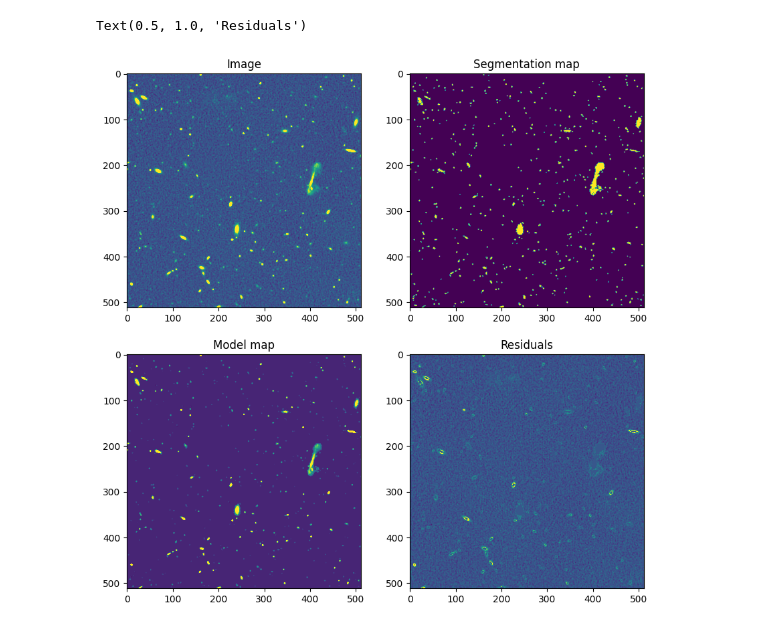
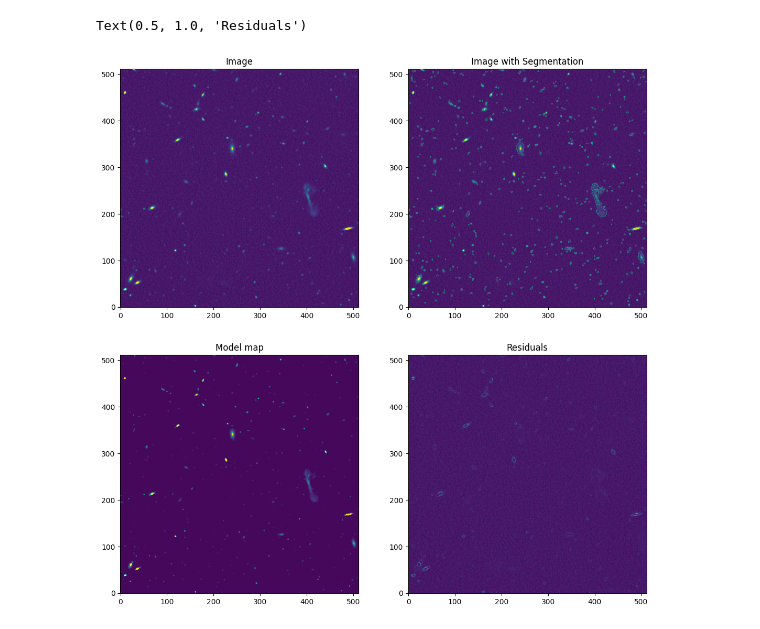
Before and after one commit to hstewart93/continunet, a Jupyter notebook: continunet/user_example.ipynb, the cells around one changed output. Drawn from its saved outputs; the diff is of its cells as text; code cells hidden in the pictures.

```diff
--- a/continunet/user_example.ipynb
+++ b/continunet/user_example.ipynb
@@ -9,6 +14,7 @@ from matplotlib import pyplot as plt
 # %%
-finder = Finder("/Users/bi19158/Code/continunet/continunet/example_image.fits")
+finder = Finder("continunet/example_image.fits")
 sources_default = finder.find(generate_maps=True)
+sources_default
 # %% [output]
 Loading FITS image from /Users/bi19158/Code/continunet/continunet/example_image.fits...
 Pre-processing image...
@@ -45,14 +47,23 @@ residuals = finder.residuals
 segmentation_map = finder.segmentation_map
 # %%
+contours = find_contours(segmentation_map, 0.5)
+
 # plot image, segmentation map, model map, residuals
-fig, ax = plt.subplots(2, 2, figsize=(10, 10))
-ax[0, 0].imshow(image, vmax=1e-6)
+fig, ax = plt.subplots(2, 2, figsize=(13, 13))
+
+ax[0, 0].imshow(image, vmax=5e-6, origin="lower")
 ax[0, 0].set_title("Image")
-ax[0, 1].imshow(segmentation_map)
-ax[0, 1].set_title("Segmentation map")
-ax[1, 0].imshow(model_map, vmax=1e-6)
+
+ax[0, 1].imshow(image, vmax=5e-6, origin="lower")
+
+for contour in contours:
+    ax[0, 1].plot(contour[:, 1], contour[:, 0], linewidth=0.5, color="springgreen", alpha=0.5)
+ax[0, 1].set_title("Image with Segmentation")
+
+ax[1, 0].imshow(model_map, vmax=5e-6, origin="lower")
 ax[1, 0].set_title("Model map")
-ax[1, 1].imshow(residuals, vmax=1e-6)
+
+ax[1, 1].imshow(residuals, vmax=5e-6, origin="lower")
 ax[1, 1].set_title("Residuals")
 # %% [output]
 Text(0.5, 1.0, 'Residuals')
@@ -95,16 +108,24 @@ residuals = finder.residuals
 segmentation_map = finder.segmentation_map
 # %%
+contours = find_contours(segmentation_map, 0.5)
 # plot image, segmentation map, model map, residuals
-fig, ax = plt.subplots(2, 2, figsize=(10, 10))
-ax[0, 0].imshow(image, vmax=1e-6)
+fig, ax = plt.subplots(2, 2, figsize=(13, 13))
+
+ax[0, 0].imshow(image, vmax=5e-6, origin="lower")
 ax[0, 0].set_title("Image")
-ax[0, 1].imshow(segmentation_map)
-ax[0, 1].set_title("Segmentation map")
-ax[1, 0].imshow(model_map, vmax=1e-6)
+
+ax[0, 1].imshow(image, vmax=5e-6, origin="lower")
+
+for contour in contours:
+    ax[0, 1].plot(contour[:, 1], contour[:, 0], linewidth=0.5, color="springgreen", alpha=0.5)
+ax[0, 1].set_title("Image with Segmentation")
+
+ax[1, 0].imshow(model_map, vmax=5e-6, origin="lower")
 ax[1, 0].set_title("Model map")
-ax[1, 1].imshow(residuals, vmax=1e-6)
+
+ax[1, 1].imshow(residuals, vmax=5e-6, origin="lower")
 ax[1, 1].set_title("Residuals")
 # %% [output]
 Text(0.5, 1.0, 'Residuals')
-[figure, old version]
+[figure, new version]
 # %%
```
Also changed, not shown: parts of 13 cells of this notebook.
